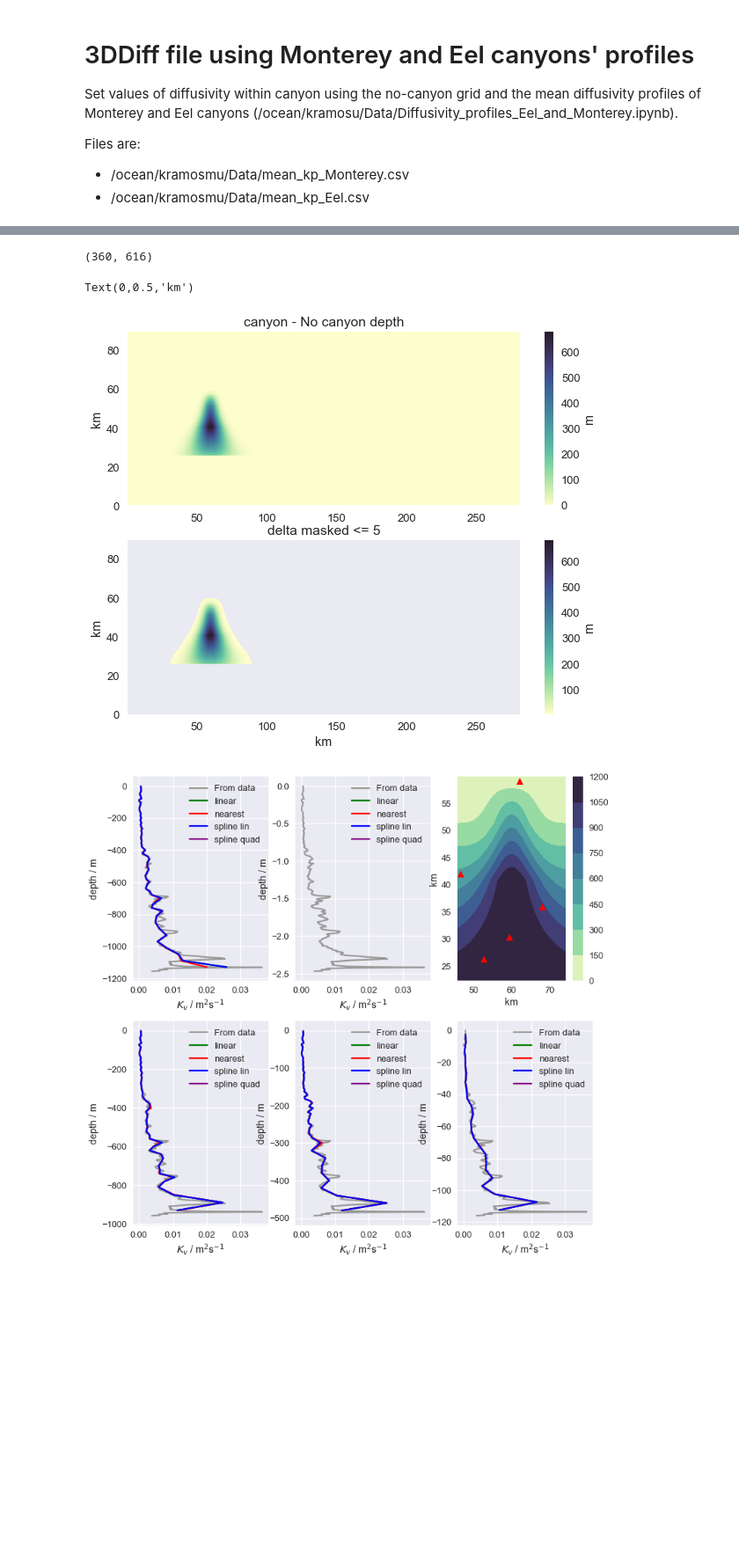
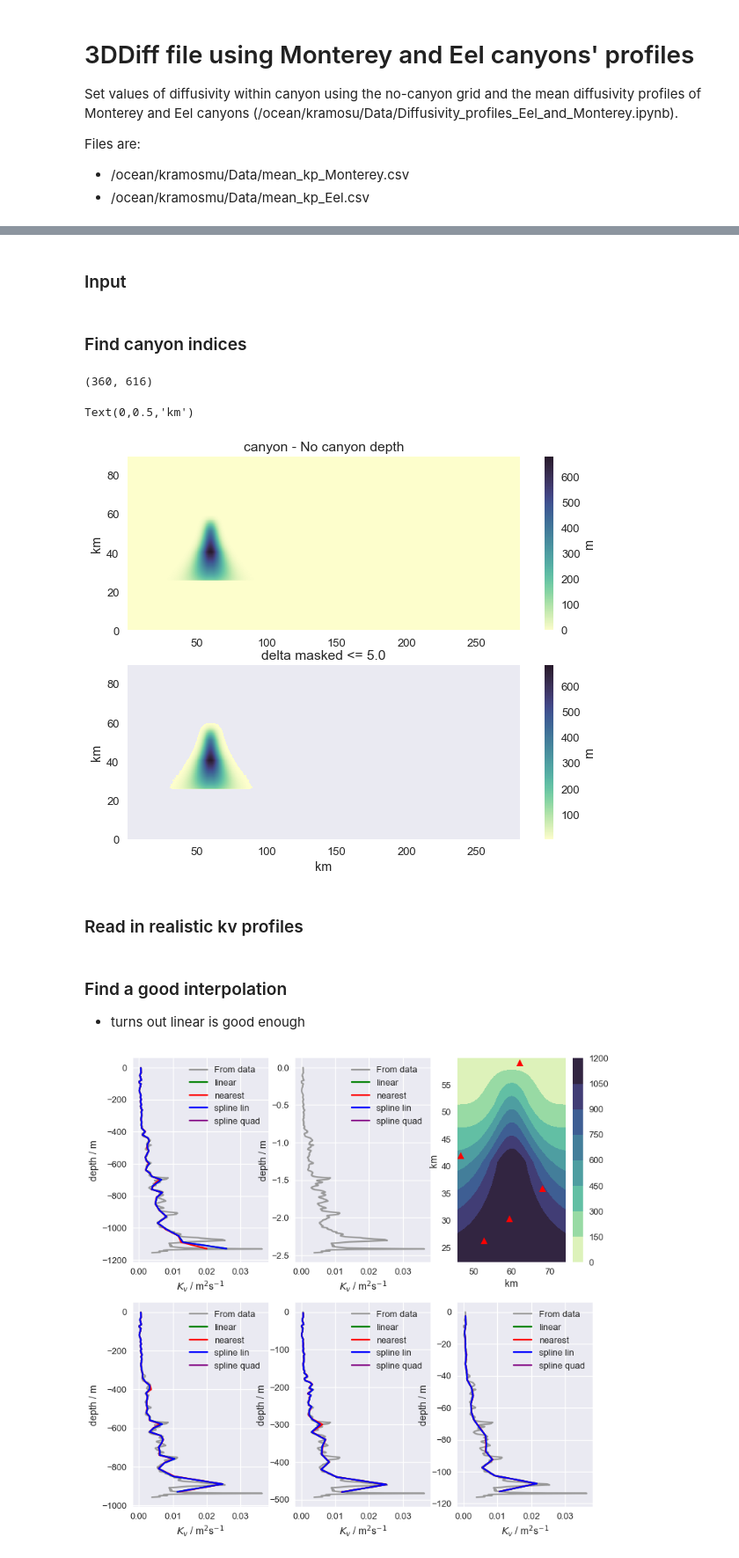
Before and after one commit to UBC-MOAD/buildcanyon, a Jupyter notebook: Stratification/GenerateDiffKrFile_realistic.ipynb, the cells around one changed output, grey strips where cells are left out. Shown at 88% size. Drawn from its saved outputs; the diff is of its cells as text; code cells hidden in the pictures; blank space fills up the shorter version.

```diff
--- a/Stratification/GenerateDiffKrFile_realistic.ipynb
+++ b/Stratification/GenerateDiffKrFile_realistic.ipynb
@@ -23,3 +186,5 @@ import canyon_tools.readout_tools as rout
+# %% [markdown]
+### Input
 # %%
 #Input
 nx = 616
@@ -51,34 +216,37 @@ land_mask = rout.getMask(fileCan, 'HFacC')
 Y = GridOut.variables['Y']
 RC = GridOut.variables['RC']
 X = GridOut.variables['X']
-
-
-# Isolate canyon
-thresh = 5.0 # min vertical resolution
-delta = depth_Can-depth_NoC
-delta_masked = np.ma.masked_less_equal(delta, thresh) # 0.1 m difference gives a reasonable rim but I chose it arbitrarilly
-
-np.shape(delta)
-# %% [output]
-(360, 616)
+# %% [markdown]
+### Find canyon indices
+# %%
+# Isolate canyon
+thresh = 5.0 # min vertical resolution
+delta = depth_Can-depth_NoC
+delta_masked = np.ma.masked_less_equal(delta, thresh)
+
+print(np.shape(delta))
+# %% [output]
+(360, 616)
 # %%
 sns.set_context('talk')
 fig, (ax1, ax2) = plt.subplots(2,1, figsize=(10,8))
 mesh = ax1.pcolor(X[:]/1000,Y[:]/1000, delta, cmap = cmo.cm.deep)
 cb = plt.colorbar(mesh, ax=ax1)
 cb.set_label('m')
 ax1.set_title('canyon - No canyon depth')
 ax1.set_ylabel('km')
 
 mesh = ax2.pcolor(X[:]/1000,Y[:]/1000, delta_masked, cmap = cmo.cm.deep)
 cb = plt.colorbar(mesh, ax=ax2)
 cb.set_label('m')
-ax2.set_title('delta masked <= 5')
+ax2.set_title('delta masked <= %1.1f' %thresh)
 ax2.set_xlabel('km')
 ax2.set_ylabel('km')
 # %% [output]
 Text(0,0.5,'km')
-[figure, old version]
+[figure, new version]
+# %% [markdown]
+### Read in realistic kv profiles
 # %%
 # Read in kp profiles from Monterey and Eel canyons
 
@@ -96 +262,5 @@ dep_eel = data_eel['depth']
+# %% [markdown]
+### Find a good interpolation
+
+- turns out linear is good enough
 # %%
```
Also changed, not shown: parts of 20 cells of this notebook.
